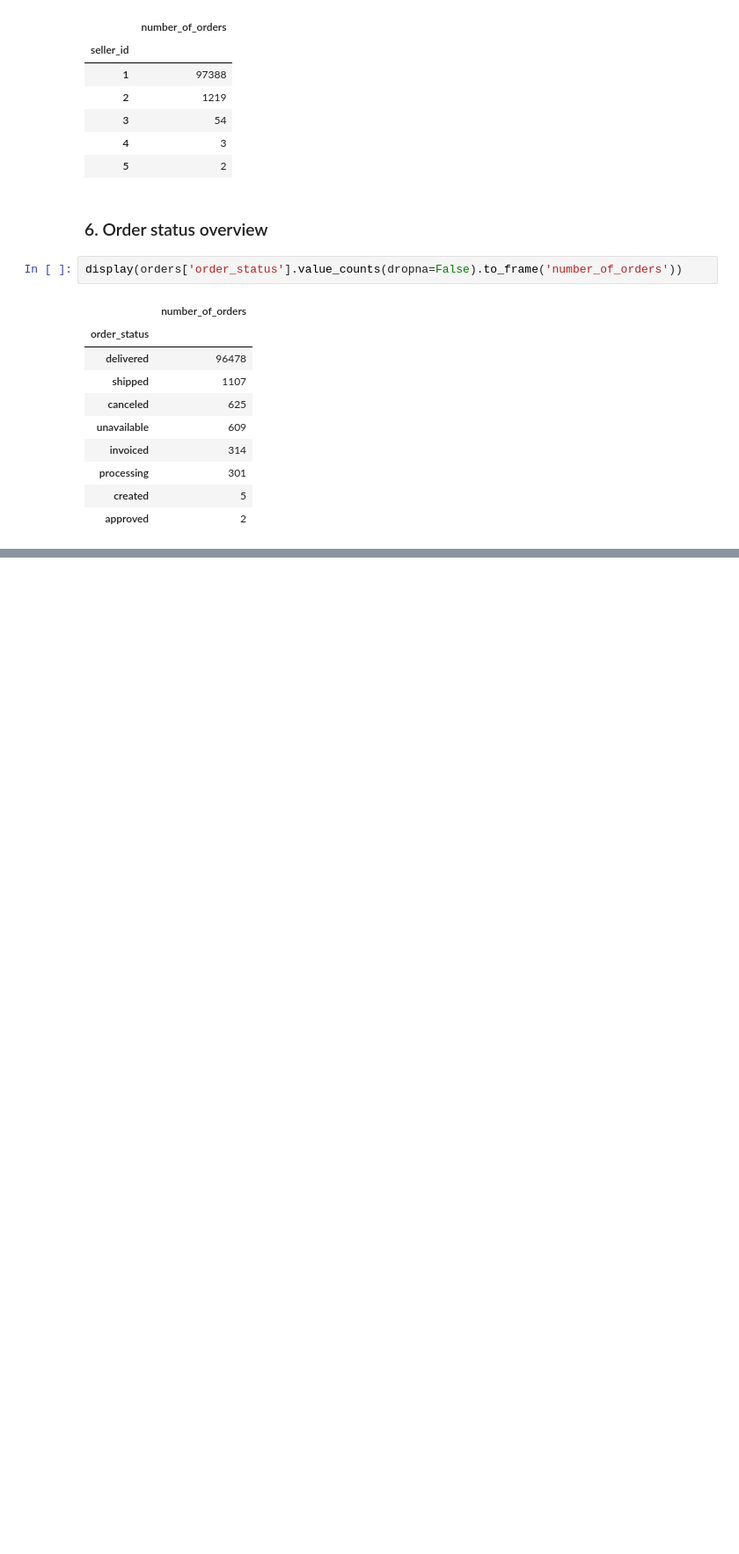
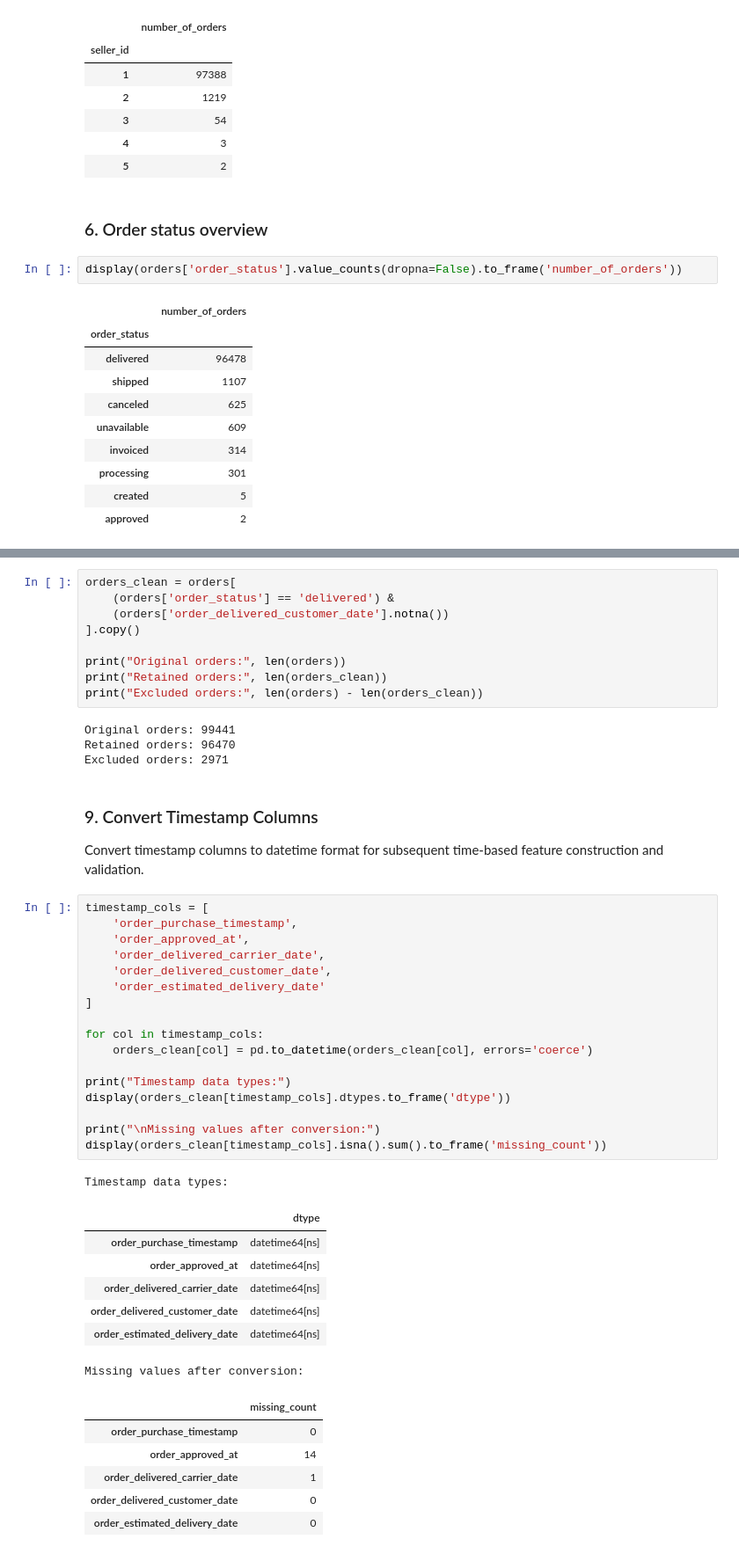
Before and after one commit to ZGXJason/CIS5450_FINAL_PROJECT, a Jupyter notebook: notebooks/01_data_cleaning.ipynb, the cells around one changed output, grey strips where cells are left out. Shown at 88% size. Drawn from its saved outputs; the diff is of its cells as text; blank space fills up the shorter version.

```diff
--- a/notebooks/01_data_cleaning.ipynb
+++ b/notebooks/01_data_cleaning.ipynb
@@ -188,0 +206,49 @@ display(orders['order_status'].value_counts(dropna=False).to_frame('number_of_or
+# %%
+orders_clean = orders[
+    (orders['order_status'] == 'delivered') &
+    (orders['order_delivered_customer_date'].notna())
+].copy()
+
+print("Original orders:", len(orders))
+print("Retained orders:", len(orders_clean))
+print("Excluded orders:", len(orders) - len(orders_clean))
+# %% [output]
+Original orders: 99441
+Retained orders: 96470
+Excluded orders: 2971
+# %% [markdown]
+### 9. Convert Timestamp Columns
+
+Convert timestamp columns to datetime format for subsequent time-based feature construction and validation.
+# %%
+timestamp_cols = [
+    'order_purchase_timestamp',
+    'order_approved_at',
+    'order_delivered_carrier_date',
+    'order_delivered_customer_date',
+    'order_estimated_delivery_date'
+]
+
+for col in timestamp_cols:
+    orders_clean[col] = pd.to_datetime(orders_clean[col], errors='coerce')
+
+print("Timestamp data types:")
+display(orders_clean[timestamp_cols].dtypes.to_frame('dtype'))
+
+print("\nMissing values after conversion:")
+display(orders_clean[timestamp_cols].isna().sum().to_frame('missing_count'))
+# %% [output]
+Timestamp data types:
+|  | dtype |
+| order_purchase_timestamp | datetime64[ns] |
+| order_approved_at | datetime64[ns] |
+| order_delivered_carrier_date | datetime64[ns] |
+| order_delivered_customer_date | datetime64[ns] |
+| order_estimated_delivery_date | datetime64[ns] |
+Missing values after conversion:
+|  | missing_count |
+| order_purchase_timestamp | 0 |
+| order_approved_at | 14 |
+| order_delivered_carrier_date | 1 |
+| order_delivered_customer_date | 0 |
+| order_estimated_delivery_date | 0 |
```
Also changed, not shown: parts of 8 cells of this notebook.
